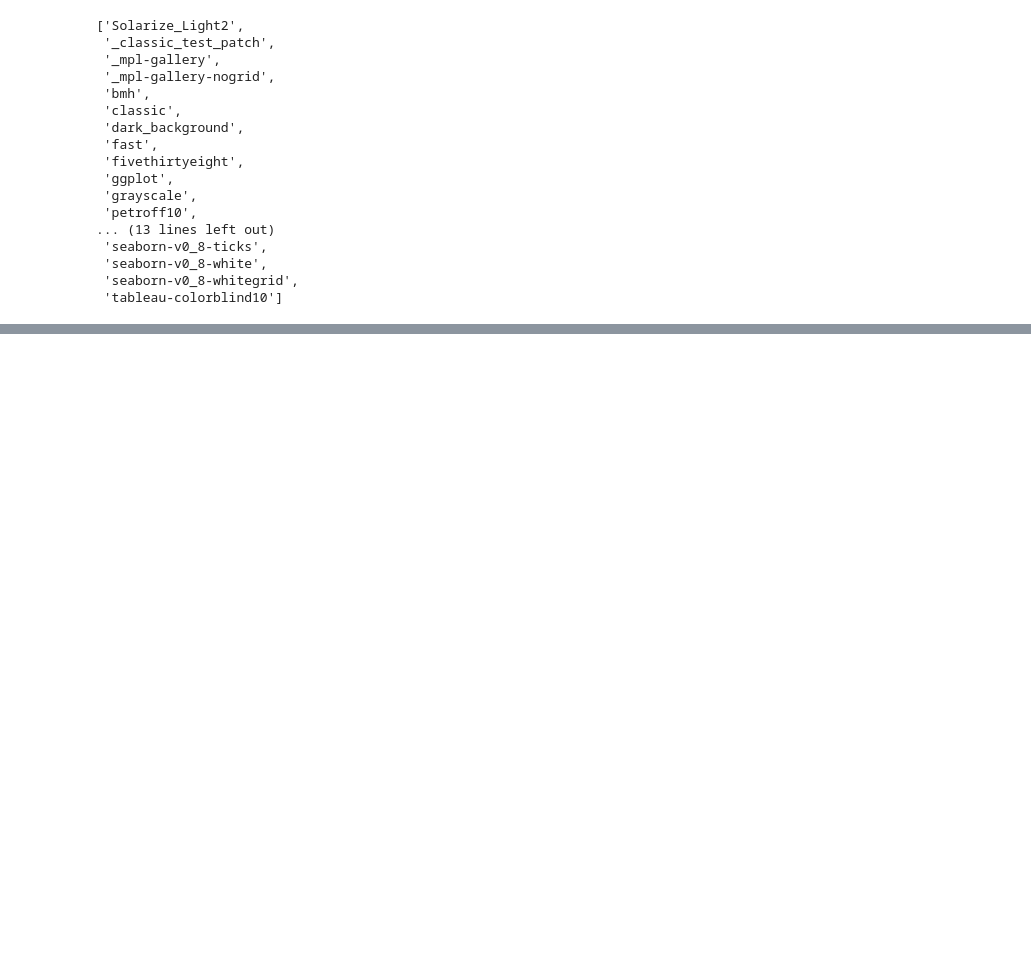
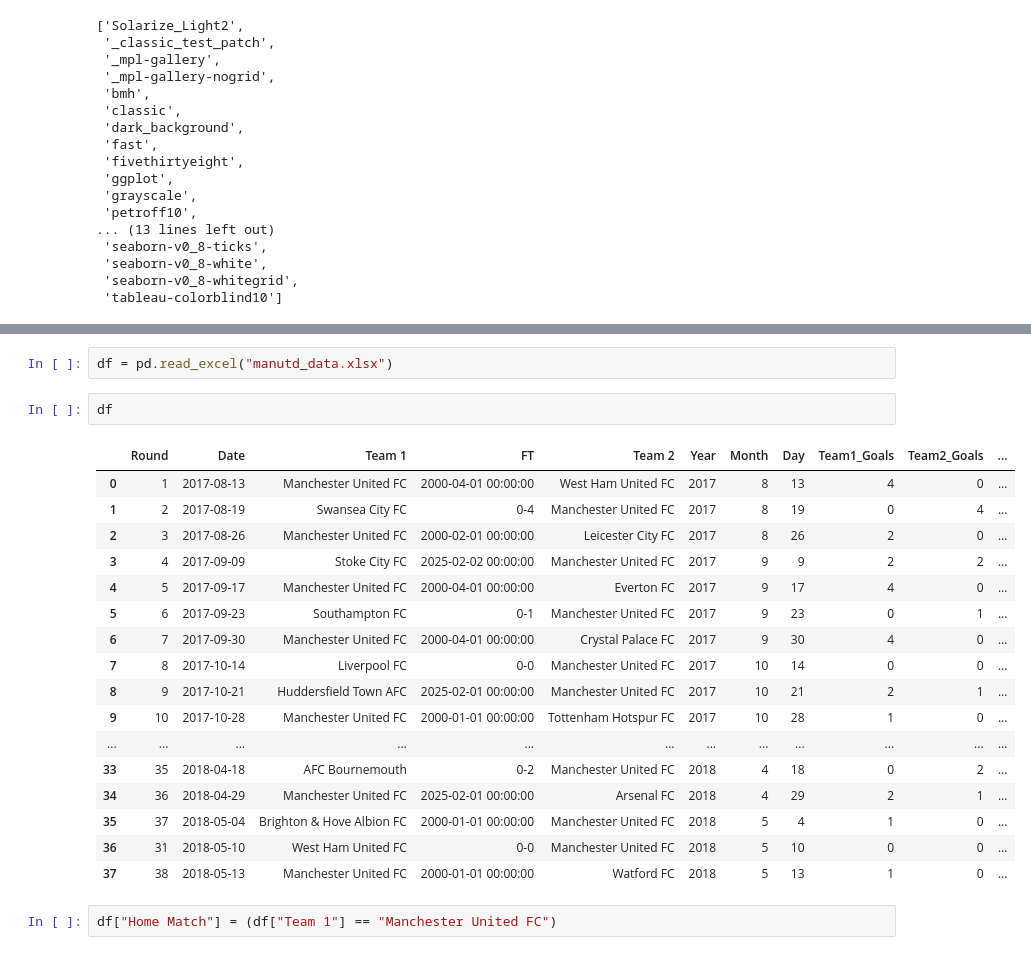
Before and after one commit to Kabir-Khan7/data-science-foundations, a Jupyter notebook: 04_Step_Data_Visualization/01_Matplotlib.ipynb, the cells around one changed output, grey strips where cells are left out. Saved outputs shown, nothing was run; the diff lists cells and outputs as text; blank space fills up the shorter version.

```diff
--- a/04_Step_Data_Visualization/01_Matplotlib.ipynb
+++ b/04_Step_Data_Visualization/01_Matplotlib.ipynb
@@ -71,0 +89,24 @@ plt.style.available
+# %%
+df = pd.read_excel("manutd_data.xlsx")
+# %%
+df
+# %% [output]
+|  | Round | Date | Team 1 | FT | Team 2 | Year | Month | Day | Team1_Goals | Team2_Goals | ... |
+| 0 | 1 | 2017-08-13 | Manchester United FC | 2000-04-01 00:00:00 | West Ham United FC | 2017 | 8 | 13 | 4 | 0 | ... |
+| 1 | 2 | 2017-08-19 | Swansea City FC | 0-4 | Manchester United FC | 2017 | 8 | 19 | 0 | 4 | ... |
+| 2 | 3 | 2017-08-26 | Manchester United FC | 2000-02-01 00:00:00 | Leicester City FC | 2017 | 8 | 26 | 2 | 0 | ... |
+| 3 | 4 | 2017-09-09 | Stoke City FC | 2025-02-02 00:00:00 | Manchester United FC | 2017 | 9 | 9 | 2 | 2 | ... |
+| 4 | 5 | 2017-09-17 | Manchester United FC | 2000-04-01 00:00:00 | Everton FC | 2017 | 9 | 17 | 4 | 0 | ... |
+| 5 | 6 | 2017-09-23 | Southampton FC | 0-1 | Manchester United FC | 2017 | 9 | 23 | 0 | 1 | ... |
+| 6 | 7 | 2017-09-30 | Manchester United FC | 2000-04-01 00:00:00 | Crystal Palace FC | 2017 | 9 | 30 | 4 | 0 | ... |
+| 7 | 8 | 2017-10-14 | Liverpool FC | 0-0 | Manchester United FC | 2017 | 10 | 14 | 0 | 0 | ... |
+| 8 | 9 | 2017-10-21 | Huddersfield Town AFC | 2025-02-01 00:00:00 | Manchester United FC | 2017 | 10 | 21 | 2 | 1 | ... |
+| 9 | 10 | 2017-10-28 | Manchester United FC | 2000-01-01 00:00:00 | Tottenham Hotspur FC | 2017 | 10 | 28 | 1 | 0 | ... |
+| ... | ... | ... | ... | ... | ... | ... | ... | ... | ... | ... | ... |
+| 33 | 35 | 2018-04-18 | AFC Bournemouth | 0-2 | Manchester United FC | 2018 | 4 | 18 | 0 | 2 | ... |
+| 34 | 36 | 2018-04-29 | Manchester United FC | 2025-02-01 00:00:00 | Arsenal FC | 2018 | 4 | 29 | 2 | 1 | ... |
+| 35 | 37 | 2018-05-04 | Brighton & Hove Albion FC | 2000-01-01 00:00:00 | Manchester United FC | 2018 | 5 | 4 | 1 | 0 | ... |
+| 36 | 31 | 2018-05-10 | West Ham United FC | 0-0 | Manchester United FC | 2018 | 5 | 10 | 0 | 0 | ... |
+| 37 | 38 | 2018-05-13 | Manchester United FC | 2000-01-01 00:00:00 | Watford FC | 2018 | 5 | 13 | 1 | 0 | ... |
+# %%
+df["Home Match"] = (df["Team 1"] == "Manchester United FC")
```
Also changed, not shown: parts of 8 cells of this notebook, 4 other files.
